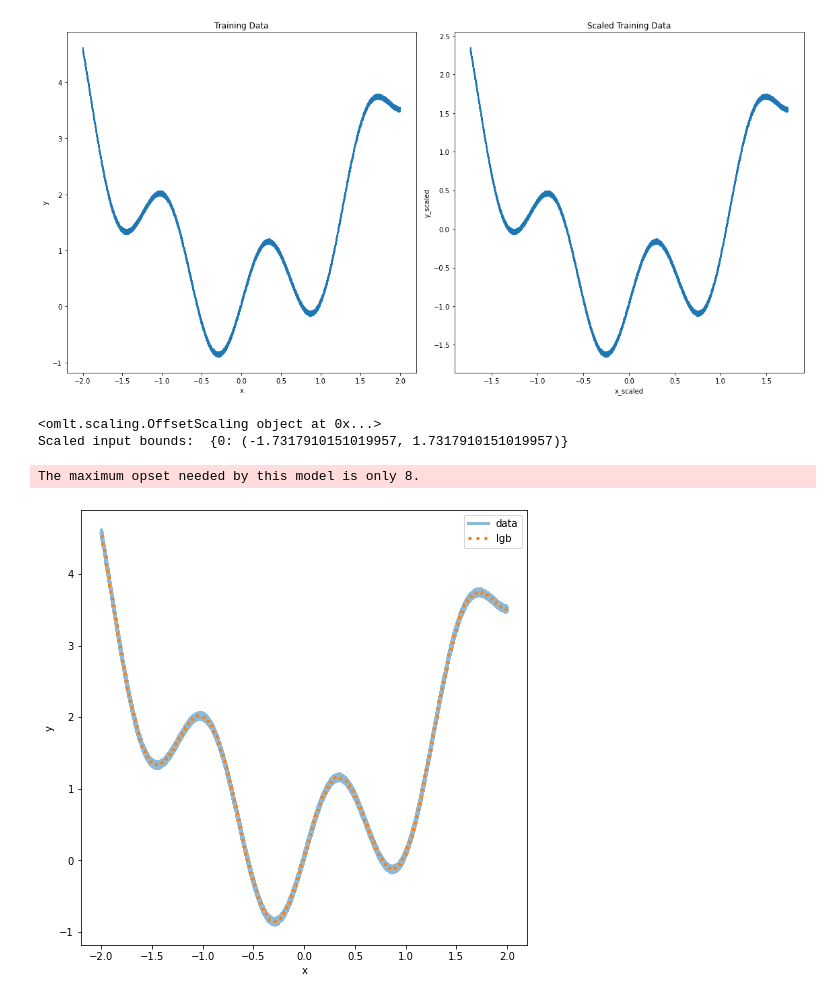
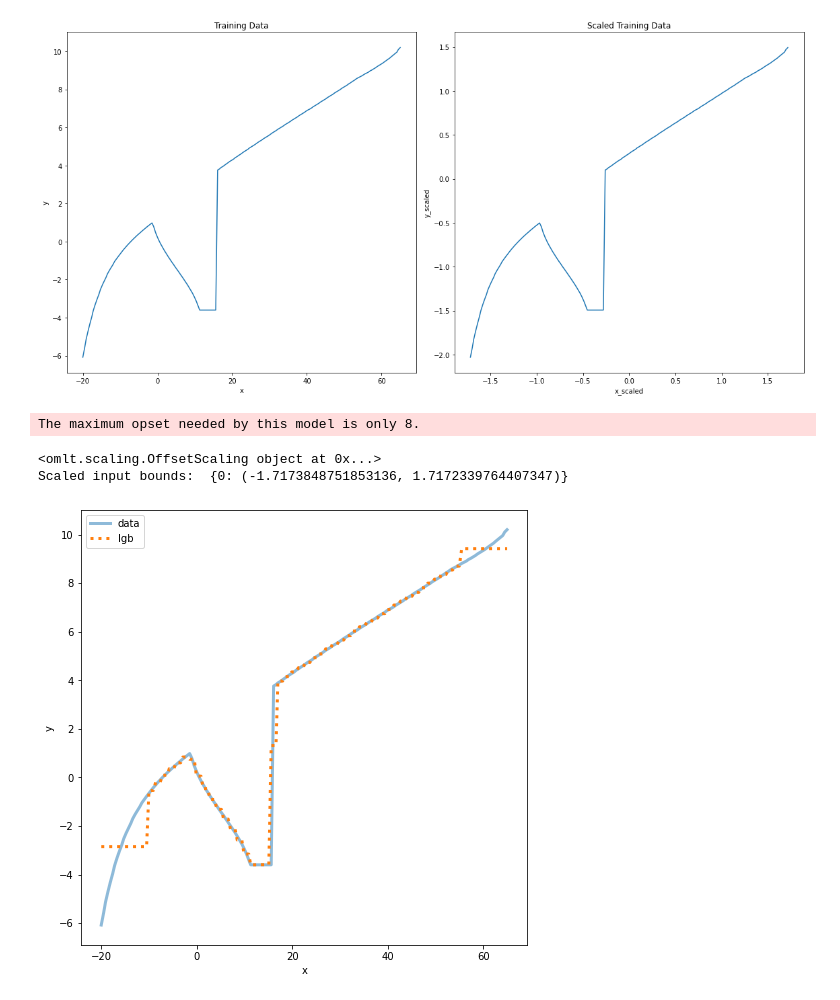
Before and after one commit to linshumeng/OMLT_ML, a Jupyter notebook: lightgbm_bugtest.ipynb, the cells around one changed output. Cells and saved outputs as stored; diff of their text form; code cells hidden in the pictures.

```diff
--- a/lightgbm_bugtest.ipynb
+++ b/lightgbm_bugtest.ipynb
@@ -24,0 +21,8 @@ c:\Users\yufengq\anaconda3\envs\py39\lib\site-packages\numpy\.libs\libopenblas.F
+# %%
+# first dataset
+df = pd.read_csv(r"./data/polynomial3.csv")
+#retrieve input 'x' and output 'y' from the dataframe
+x = df["theta"]
+y = df["z"]
+df['x'] = df["theta"]
+df['y'] = df["z"]
@@ -25,31 +34,26 @@ c:\Users\yufengq\anaconda3\envs\py39\lib\site-packages\numpy\.libs\libopenblas.F
 # %%
-df = pd.read_csv("./data/sin_quadratic.csv", index_col=[0])
-#retrieve input 'x' and output 'y' from the dataframe
-x = df["x"]
-y = df["y"]
-
 #calculate mean and standard deviation, add scaled 'x' and scaled 'y' to the dataframe
 mean_data = df.mean(axis=0)
 std_data = df.std(axis=0)
 df["x_scaled"] = (df['x'] - mean_data['x']) / std_data['x']
 df["y_scaled"] = (df['y'] - mean_data['y']) / std_data['y']
 
 #create plots for unscaled and scaled data
 f, (ax1, ax2) = plt.subplots(1, 2, figsize=(16, 8))
 
 ax1.plot(x, y)
 ax1.set_xlabel("x")
 ax1.set_ylabel("y")
 ax1.set_title("Training Data")
 
 ax2.plot(df["x_scaled"], df["y_scaled"])
 ax2.set_xlabel("x_scaled")
 ax2.set_ylabel("y_scaled")
 ax2.set_title("Scaled Training Data")
 
 plt.tight_layout()
 # %% [output]
-[figure, old version]
+[figure, new version]
 # %%
 #Data needs to be in array and reshaped
 x_scaled = df["x_scaled"].to_numpy().reshape(-1,1)
@@ -94,10 +98,10 @@ print("Scaled input bounds: ",input_bounds)
 initial_type = [('float_input', FloatTensorType([-1, 1]))]
 onnx_model_lgb = onnxmltools.convert_lightgbm(model_lgb, initial_types=initial_type)
 # %% [output]
-<omlt.scaling.OffsetScaling object at 0x...>
-Scaled input bounds:  {0: (-1.7317910151019957, 1.7317910151019957)}
+The maximum opset needed by this model is only 8.
-The maximum opset needed by this model is only 8.
+<omlt.scaling.OffsetScaling object at 0x...>
+Scaled input bounds:  {0: (-1.7173848751853136, 1.7172339764407347)}
-[figure, old version]
+[figure, new version]
 # %%
 #create a GradientBoostedTreeModel Object
 boostingmodel = GradientBoostedTreeModel(onnx_model_lgb,
```
Also changed, not shown: parts of 6 cells of this notebook, 1 other file.
